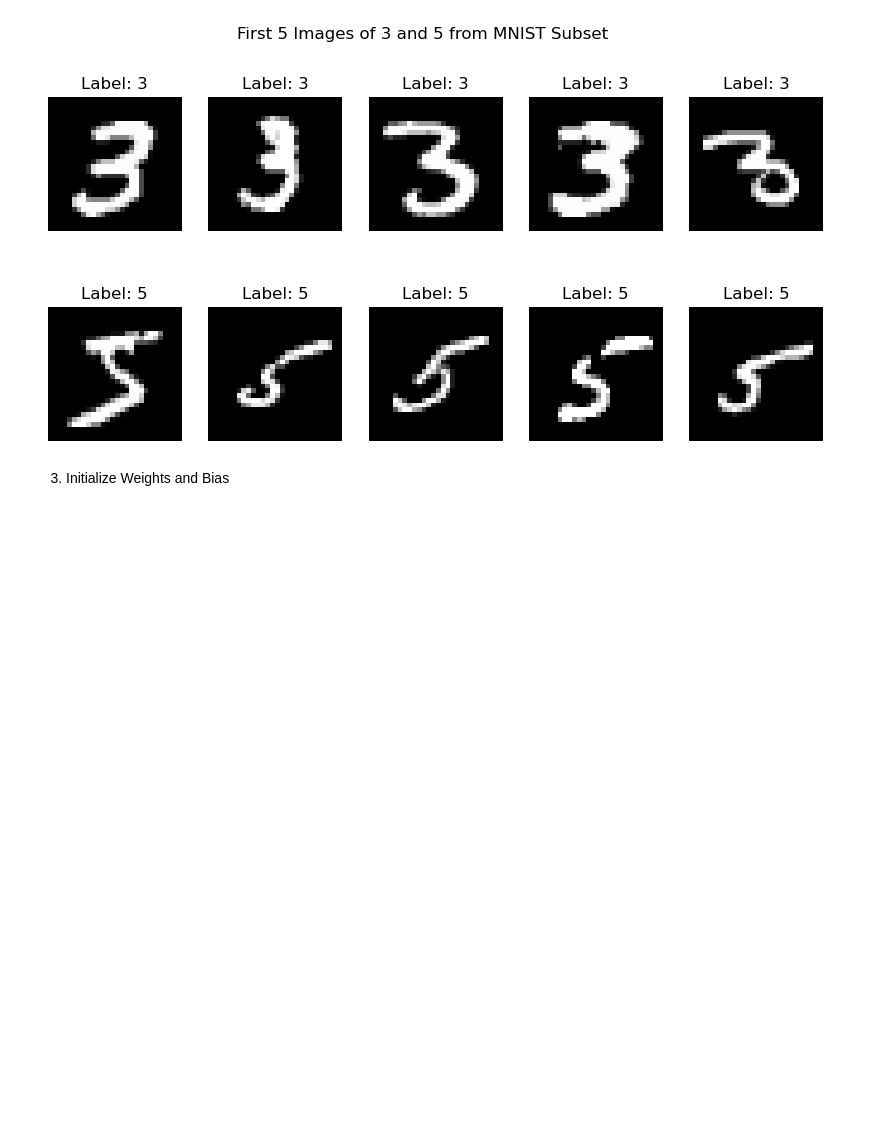
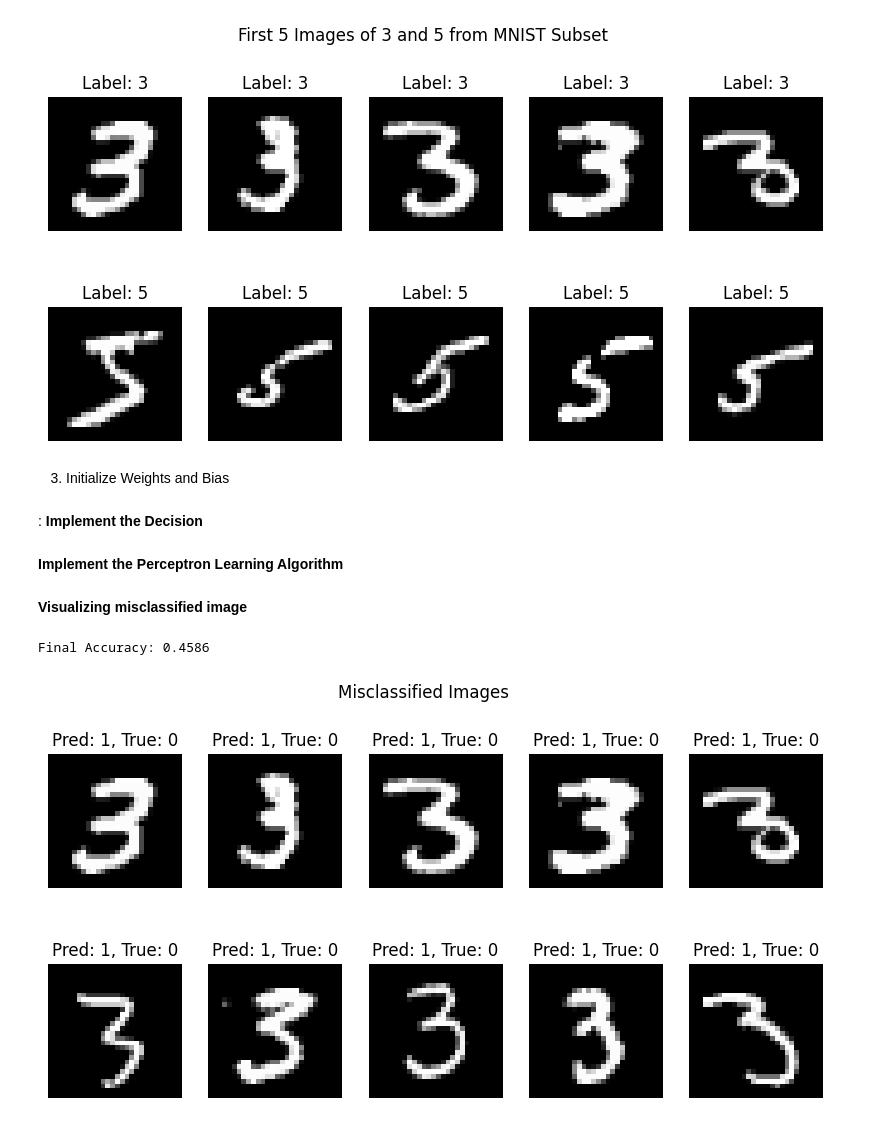
Before and after one commit to jiyachakradhar/AI-and-ML, a Jupyter notebook: Worksheet3_AIandML.ipynb, the cells around one changed output. Cells and saved outputs as stored; diff of their text form; code cells hidden in the pictures; blank space fills up the shorter version.

```diff
--- a/Worksheet3_AIandML.ipynb
+++ b/Worksheet3_AIandML.ipynb
@@ -75,7 +82,7 @@ import pandas as pd
 import numpy as np
 import matplotlib.pyplot as plt
 
-df_0_1 = pd.read_csv("Downloads/mnist_0_and_1.csv")
+df_0_1 = pd.read_csv("/content/drive/MyDrive/AI task/Copy of mnist_0_and_1.csv")
 X = df_0_1.drop(columns=["label"]).values
 y = df_0_1["label"].values
 
@@ -230,7 +240,7 @@ import numpy as np
 import matplotlib.pyplot as plt
 
 # Load the MNIST dataset for digits 3 and 5
-df_3_5 = pd.read_csv("Downloads/mnist_3_and_5.csv")
+df_3_5 = pd.read_csv("/content/drive/MyDrive/AI task/Copy of mnist_3_and_5.csv")
 
 # Extract features and labels
 X = df_3_5.drop(columns=["label"]).values  # 784 pixel values
@@ -276,3 +286,24 @@ weights = np.zeros(X.shape[1])  # Initialize weights (one per pixel)
 bias = 0
 learning_rate = 0.1
 epochs = 100
+# %% [markdown]
+: **Implement the Decision**
+# %%
+import numpy as np
+
+def decision_function(X, weights, bias):
+    """
+    Compute the predicted labels for the input data.
+    Parameters:
+    - X: Features (input data) as a numpy array of shape (n_samples, n_features)
+    - weights: Updated weights after training
+    - bias: Updated bias after training
+    Returns:
+    - y_pred_all: The predicted labels for the input data
+    """
+    predictions = np.dot(X, weights) + bias
+    # Step function: returns 1 if predictions >= 0 else 0
+    y_pred_all = np.where(predictions >= 0, 1, 0)
+    return y_pred_all
+# %% [markdown]
+**Implement the Perceptron Learning Algorithm**
@@ -278,0 +341,27 @@ epochs = 100
+# %% [markdown]
+**Visualizing misclassified image**
+# %%
+import matplotlib.pyplot as plt
+
+# Get predictions for all data points
+y_pred = decision_function(X, weights, bias)
+
+# Calculate final accuracy
+final_accuracy = np.mean(y_pred == y)
+print(f"Final Accuracy: {final_accuracy:.4f}")
+
+# Visualize Misclassified Images
+misclassified_idx = np.where(y_pred != y)[0]
+if len(misclassified_idx) > 0:
+    fig, axes = plt.subplots(2, 5, figsize=(10, 5))
+    for ax, idx in zip(axes.flat, misclassified_idx[:10]):  # Show 10 misclassified images
+        ax.imshow(X[idx].reshape(28, 28), cmap="gray")
+        ax.set_title(f"Pred: {y_pred[idx]}, True: {y[idx]}")
+        ax.axis("off")
+    plt.suptitle("Misclassified Images")
+    plt.show()
+else:
+    print("All images were correctly classified!")
+# %% [output]
+Final Accuracy: 0.4586
+[figure, added]
```
Also changed, not shown: parts of 4 cells of this notebook.
